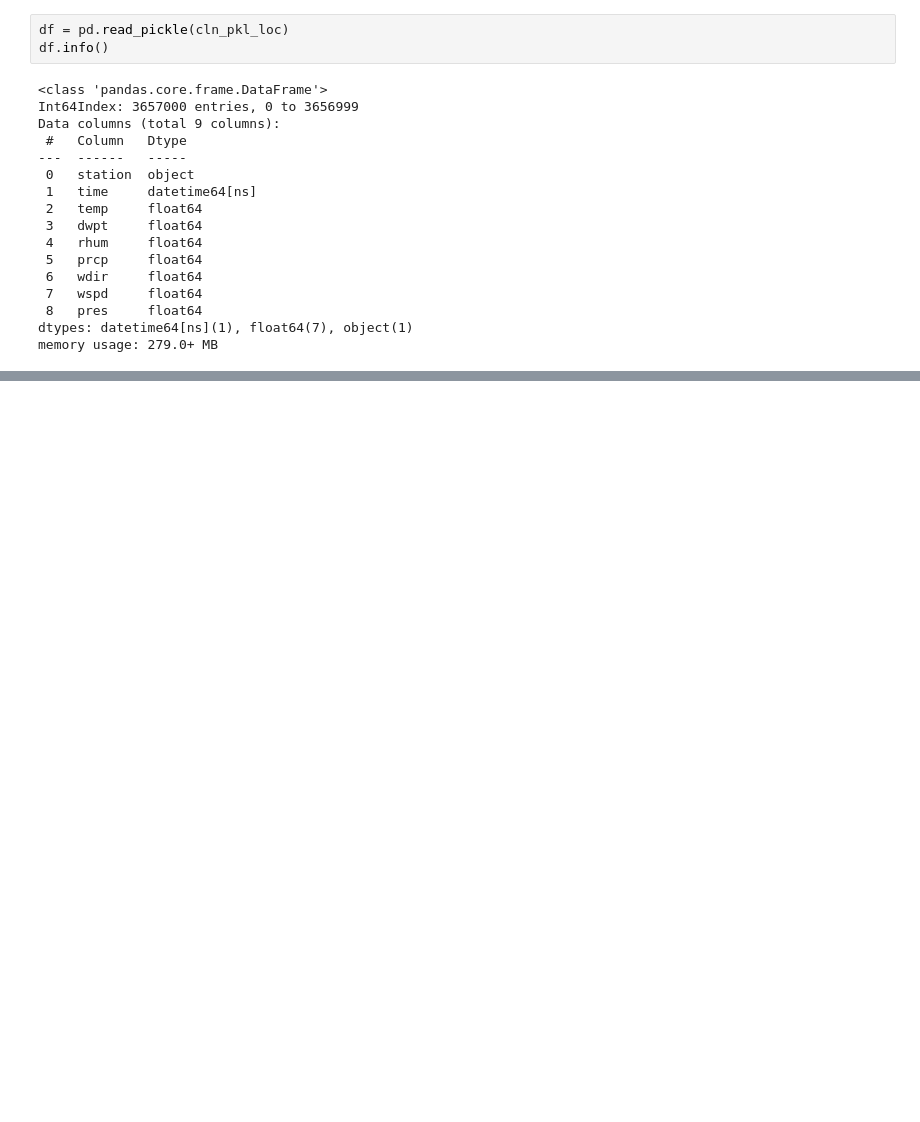
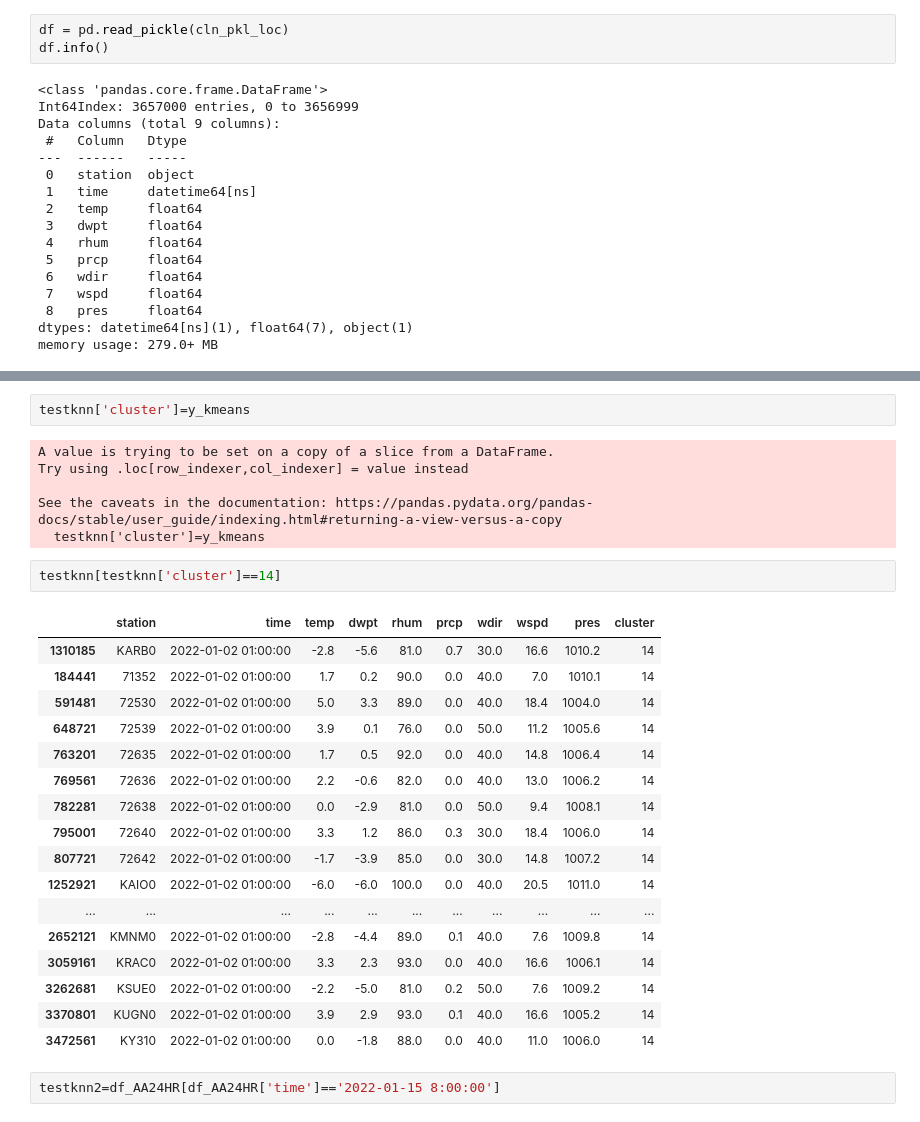
Before and after one commit to Pkeet99/Weatherman, a Jupyter notebook: supervised_models/Clustering.ipynb, the cells around one changed output, grey strips where cells are left out. Drawn from its saved outputs; the diff is of its cells as text; blank space fills up the shorter version.

```diff
--- a/supervised_models/Clustering.ipynb
+++ b/supervised_models/Clustering.ipynb
@@ -57,0 +172,30 @@ dtype: int64
+# %%
+testknn['cluster']=y_kmeans
+# %% [output]
+A value is trying to be set on a copy of a slice from a DataFrame.
+Try using .loc[row_indexer,col_indexer] = value instead
+
+See the caveats in the documentation: https://pandas.pydata.org/pandas-docs/stable/user_guide/indexing.html#returning-a-view-versus-a-copy
+  testknn['cluster']=y_kmeans
+# %%
+testknn[testknn['cluster']==14]
+# %% [output]
+|  | station | time | temp | dwpt | rhum | prcp | wdir | wspd | pres | cluster |
+| 1310185 | KARB0 | 2022-01-02 01:00:00 | -2.8 | -5.6 | 81.0 | 0.7 | 30.0 | 16.6 | 1010.2 | 14 |
+| 184441 | 71352 | 2022-01-02 01:00:00 | 1.7 | 0.2 | 90.0 | 0.0 | 40.0 | 7.0 | 1010.1 | 14 |
+| 591481 | 72530 | 2022-01-02 01:00:00 | 5.0 | 3.3 | 89.0 | 0.0 | 40.0 | 18.4 | 1004.0 | 14 |
+| 648721 | 72539 | 2022-01-02 01:00:00 | 3.9 | 0.1 | 76.0 | 0.0 | 50.0 | 11.2 | 1005.6 | 14 |
+| 763201 | 72635 | 2022-01-02 01:00:00 | 1.7 | 0.5 | 92.0 | 0.0 | 40.0 | 14.8 | 1006.4 | 14 |
+| 769561 | 72636 | 2022-01-02 01:00:00 | 2.2 | -0.6 | 82.0 | 0.0 | 40.0 | 13.0 | 1006.2 | 14 |
+| 782281 | 72638 | 2022-01-02 01:00:00 | 0.0 | -2.9 | 81.0 | 0.0 | 50.0 | 9.4 | 1008.1 | 14 |
+| 795001 | 72640 | 2022-01-02 01:00:00 | 3.3 | 1.2 | 86.0 | 0.3 | 30.0 | 18.4 | 1006.0 | 14 |
+| 807721 | 72642 | 2022-01-02 01:00:00 | -1.7 | -3.9 | 85.0 | 0.0 | 30.0 | 14.8 | 1007.2 | 14 |
+| 1252921 | KAIO0 | 2022-01-02 01:00:00 | -6.0 | -6.0 | 100.0 | 0.0 | 40.0 | 20.5 | 1011.0 | 14 |
+| ... | ... | ... | ... | ... | ... | ... | ... | ... | ... | ... |
+| 2652121 | KMNM0 | 2022-01-02 01:00:00 | -2.8 | -4.4 | 89.0 | 0.1 | 40.0 | 7.6 | 1009.8 | 14 |
+| 3059161 | KRAC0 | 2022-01-02 01:00:00 | 3.3 | 2.3 | 93.0 | 0.0 | 40.0 | 16.6 | 1006.1 | 14 |
+| 3262681 | KSUE0 | 2022-01-02 01:00:00 | -2.2 | -5.0 | 81.0 | 0.2 | 50.0 | 7.6 | 1009.2 | 14 |
+| 3370801 | KUGN0 | 2022-01-02 01:00:00 | 3.9 | 2.9 | 93.0 | 0.1 | 40.0 | 16.6 | 1005.2 | 14 |
+| 3472561 | KY310 | 2022-01-02 01:00:00 | 0.0 | -1.8 | 88.0 | 0.0 | 40.0 | 11.0 | 1006.0 | 14 |
+# %%
+testknn2=df_AA24HR[df_AA24HR['time']=='2022-01-15 8:00:00']
```
Also changed, not shown: parts of 17 cells of this notebook, 1 other file.
